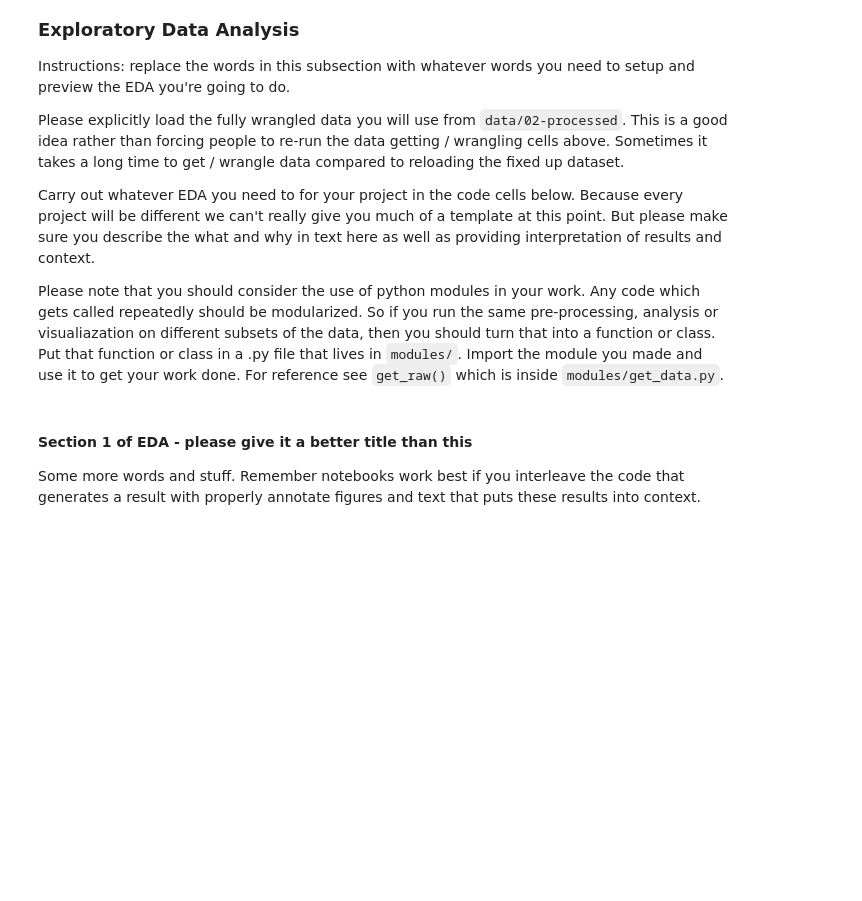
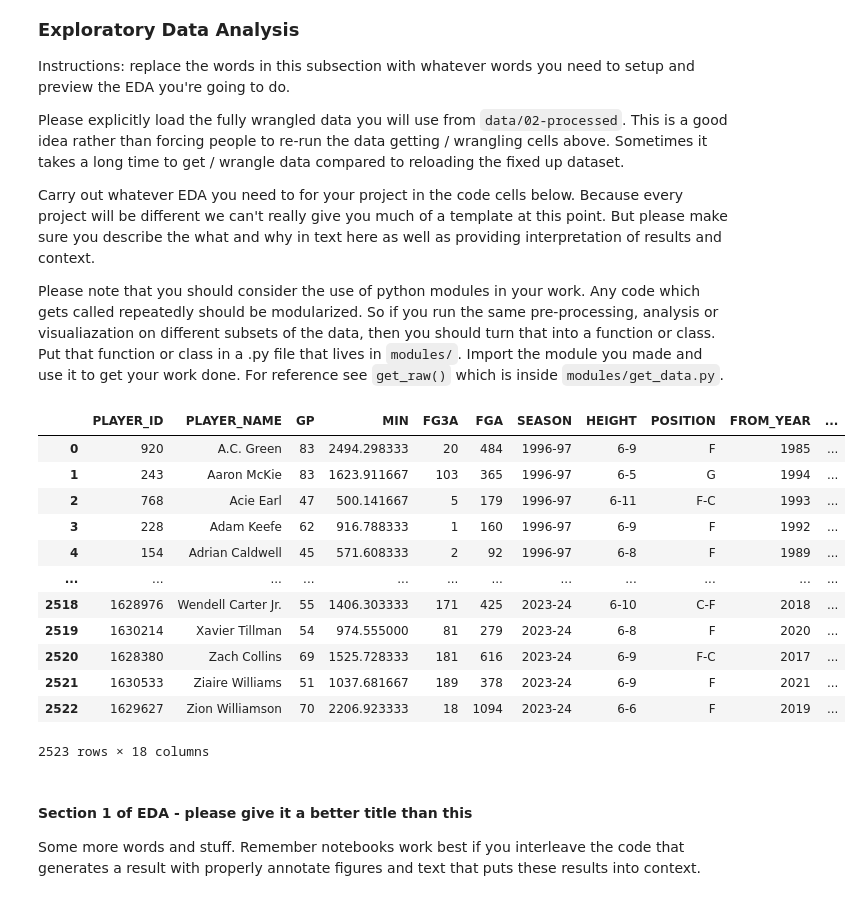
Before and after one commit to COGS108/Group058_WI26, a Jupyter notebook: 02-EDACheckpoint.ipynb, the cells around one changed output. Drawn from its saved outputs; the diff is of its cells as text; code cells hidden in the pictures; blank space fills up the shorter version.

Commit message:
Added cell for wrangled dataset

```diff
--- a/02-EDACheckpoint.ipynb
+++ b/02-EDACheckpoint.ipynb
@@ -362,6 +397,23 @@ Please explicitly load the fully wrangled data you will use from `data/02-proces
 Carry out whatever EDA you need to for your project in the code cells below.  Because every project will be different we can't really give you much of a template at this point. But please make sure you describe the what and why in text here as well as providing interpretation of results and context.
 
 Please note that you should consider the use of python modules in your work.  Any code which gets called repeatedly should be modularized. So if you run the same pre-processing, analysis or visualiazation on different subsets of the data, then you should turn that into a function or class.  Put that function or class in a .py file that lives in `modules/`.  Import the module you made and use it to get your work done.  For reference see `get_raw()` which is inside `modules/get_data.py`.
+# %%
+wrangled_df = pd.read_csv('data/02-processed/nba_height_3pa_player_season.csv')
+wrangled_df
+# %% [output]
+|  | PLAYER_ID | PLAYER_NAME | GP | MIN | FG3A | FGA | SEASON | HEIGHT | POSITION | FROM_YEAR | ... |
+| 0 | 920 | A.C. Green | 83 | 2494.298333 | 20 | 484 | 1996-97 | 6-9 | F | 1985 | ... |
+| 1 | 243 | Aaron McKie | 83 | 1623.911667 | 103 | 365 | 1996-97 | 6-5 | G | 1994 | ... |
+| 2 | 768 | Acie Earl | 47 | 500.141667 | 5 | 179 | 1996-97 | 6-11 | F-C | 1993 | ... |
+| 3 | 228 | Adam Keefe | 62 | 916.788333 | 1 | 160 | 1996-97 | 6-9 | F | 1992 | ... |
+| 4 | 154 | Adrian Caldwell | 45 | 571.608333 | 2 | 92 | 1996-97 | 6-8 | F | 1989 | ... |
+| ... | ... | ... | ... | ... | ... | ... | ... | ... | ... | ... | ... |
+| 2518 | 1628976 | Wendell Carter Jr. | 55 | 1406.303333 | 171 | 425 | 2023-24 | 6-10 | C-F | 2018 | ... |
+| 2519 | 1630214 | Xavier Tillman | 54 | 974.555000 | 81 | 279 | 2023-24 | 6-8 | F | 2020 | ... |
+| 2520 | 1628380 | Zach Collins | 69 | 1525.728333 | 181 | 616 | 2023-24 | 6-9 | F-C | 2017 | ... |
+| 2521 | 1630533 | Ziaire Williams | 51 | 1037.681667 | 189 | 378 | 2023-24 | 6-9 | F | 2021 | ... |
+| 2522 | 1629627 | Zion Williamson | 70 | 2206.923333 | 18 | 1094 | 2023-24 | 6-6 | F | 2019 | ... |
+2523 rows × 18 columns
 # %% [markdown]
 #### Section 1 of EDA - please give it a better title than this
 
```
Also changed, not shown: parts of 5 cells of this notebook, 1 other file.
